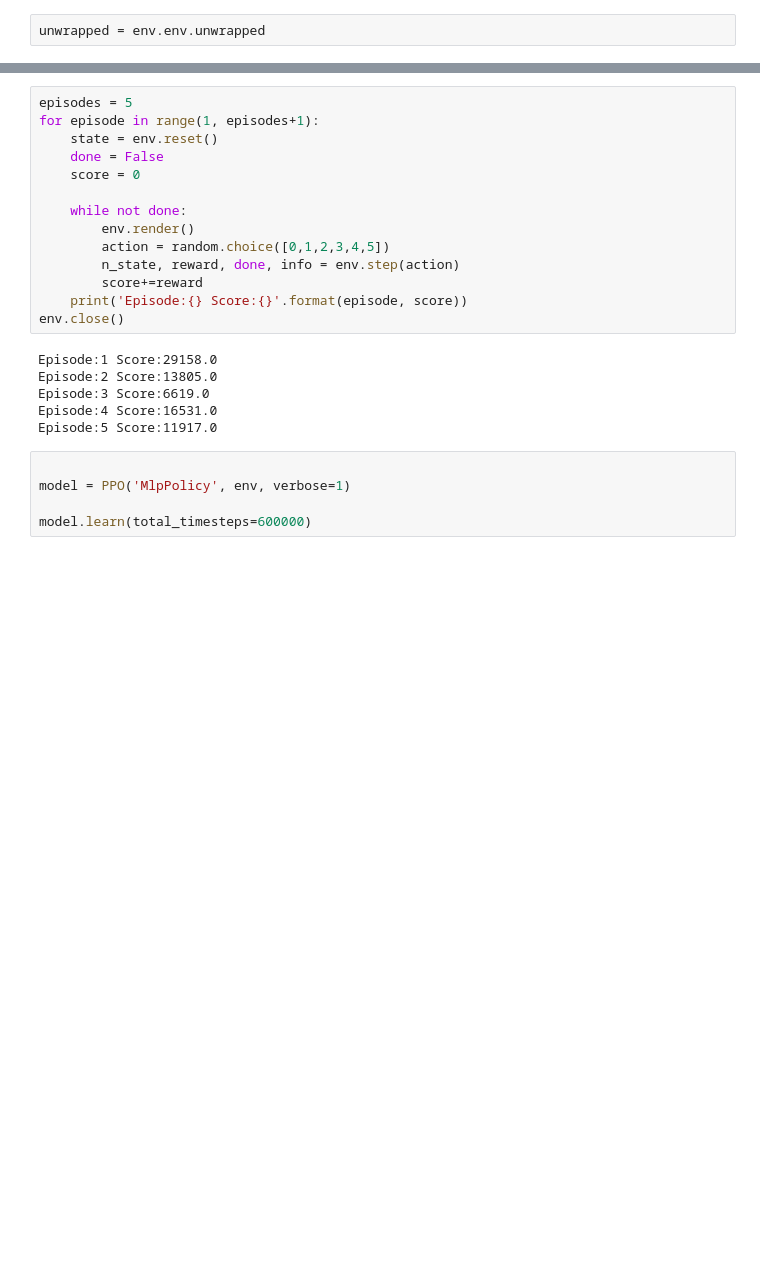
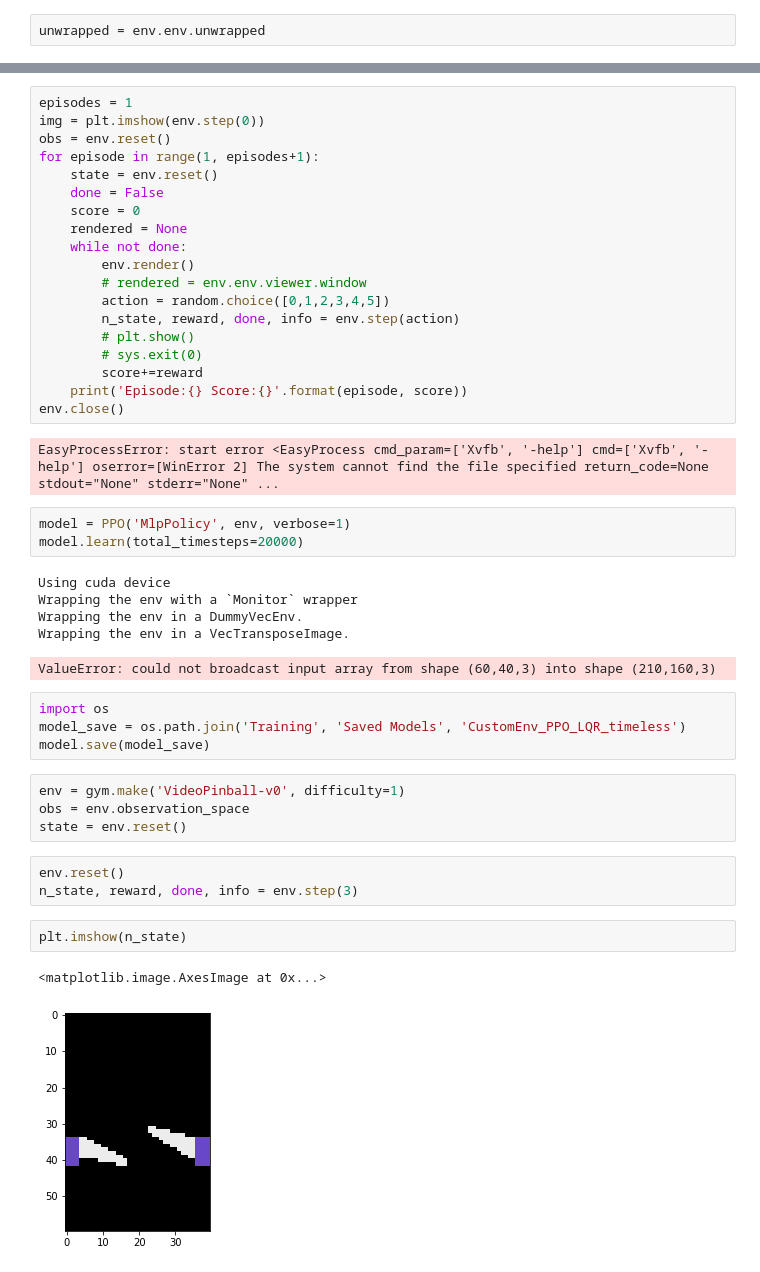
Before and after one commit to asmitnayak/pinheads, a Jupyter notebook: pinball.ipynb, the cells around one changed output, grey strips where cells are left out. Cells and saved outputs as stored; diff of their text form; blank space fills up the shorter version.

```diff
--- a/pinball.ipynb
+++ b/pinball.ipynb
@@ -17,25 +50,46 @@ env.unwrapped.get_action_meanings()
 # %%
-episodes = 5
+episodes = 1
+img = plt.imshow(env.step(0))
+obs = env.reset()
 for episode in range(1, episodes+1):
     state = env.reset()
     done = False
     score = 0
-
+    rendered = None
     while not done:
         env.render()
+        # rendered = env.env.viewer.window
         action = random.choice([0,1,2,3,4,5])
         n_state, reward, done, info = env.step(action)
+        # plt.show()
+        # sys.exit(0)
         score+=reward
     print('Episode:{} Score:{}'.format(episode, score))
 env.close()
 # %% [output]
-Episode:1 Score:29158.0
-Episode:2 Score:13805.0
-Episode:3 Score:6619.0
-Episode:4 Score:16531.0
-Episode:5 Score:11917.0
+EasyProcessError: start error <EasyProcess cmd_param=['Xvfb', '-help'] cmd=['Xvfb', '-help'] oserror=[WinError 2] The system cannot find the file specified return_code=None stdout="None" stderr="None" ...
 # %%
-
 model = PPO('MlpPolicy', env, verbose=1)
-
-model.learn(total_timesteps=600000)
+model.learn(total_timesteps=20000)
+# %% [output]
+Using cuda device
+Wrapping the env with a `Monitor` wrapper
+Wrapping the env in a DummyVecEnv.
+Wrapping the env in a VecTransposeImage.
+ValueError: could not broadcast input array from shape (60,40,3) into shape (210,160,3)
+# %%
+import os
+model_save = os.path.join('Training', 'Saved Models', 'CustomEnv_PPO_LQR_timeless')
+model.save(model_save)
+# %%
+env = gym.make('VideoPinball-v0', difficulty=1)
+obs = env.observation_space
+state = env.reset()
+# %%
+env.reset()
+n_state, reward, done, info = env.step(3)
+# %%
+plt.imshow(n_state)
+# %% [output]
+<matplotlib.image.AxesImage at 0x...>
+[figure, added]
```
Also changed, not shown: parts of 21 cells of this notebook, 6 other files.
